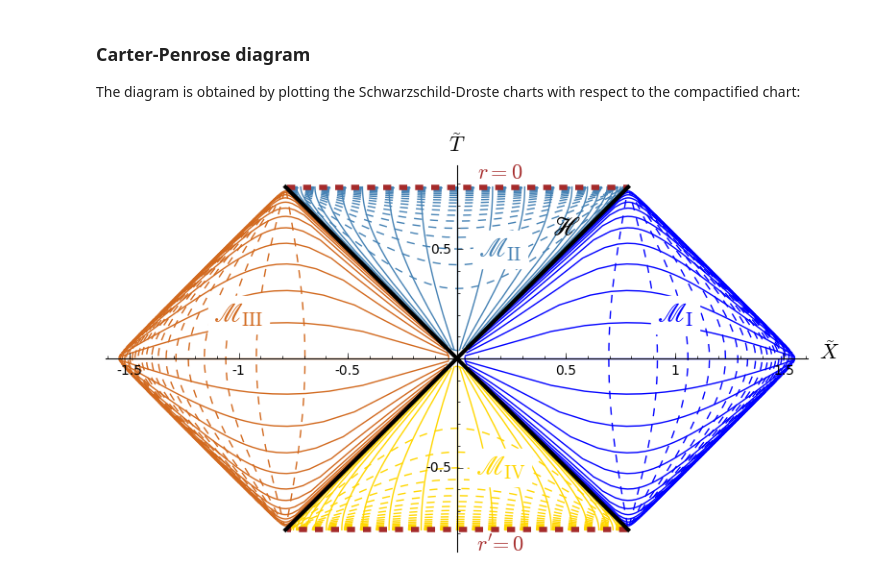
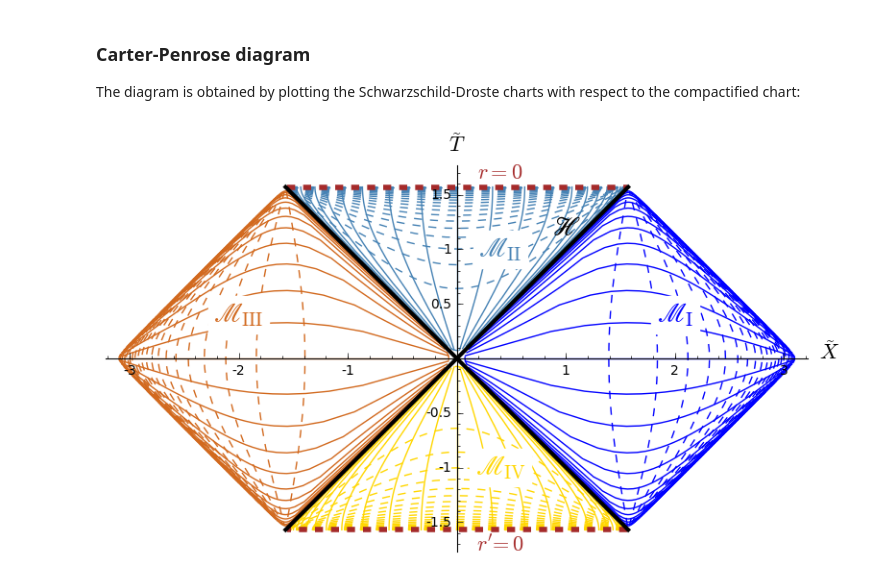
Before and after one commit to egourgoulhon/BHLectures, a Jupyter notebook: sage/Schwarz_Kruskal_Szekeres.ipynb, the cells around one changed output. Saved outputs shown, nothing was run; the diff lists cells and outputs as text; code cells hidden in the pictures.

```diff
--- a/sage/Schwarz_Kruskal_Szekeres.ipynb
+++ b/sage/Schwarz_Kruskal_Szekeres.ipynb
@@ -347,8 +347,8 @@ xi = d/dt
 
 The coordinates $(\tilde T, \tilde X, \theta, \varphi)$ associated with the conformal compactification of the Schwarzschild spacetime are
 # %%
-X_C.<T1,X1,th,ph> = M.chart(r'T1:(-pi/4,pi/4):\tilde{T} X1:(-pi/2,pi/2):\tilde{X} th:(0,pi):\theta ph:(0,2*pi):\varphi')
-X_C.add_restrictions([-pi/2+abs(X1)<T1, T1<pi/2-abs(X1)])
+X_C.<T1,X1,th,ph> = M.chart(r'T1:(-pi/2,pi/2):\tilde{T} X1:(-pi,pi):\tilde{X} th:(0,pi):\theta ph:(0,2*pi):\varphi')
+X_C.add_restrictions([-pi+abs(X1)<T1, T1<pi-abs(X1)])
 X_C
 # %% [output]
 Chart (M, (T1, X1, th, ph))
@@ -444,24 +444,24 @@ graph += X_SD_IV.plot(X_C, ranges={t:(-16,16), r:(0.001,1.999)}, fixed_coords={t
 # %%
 sing = X_SD_II.plot(X_C, fixed_coords={r:0, th:pi/2, ph:pi}, ambient_coords=(X1,T1),
                     max_range=20, color='brown', thickness=4, style='--',
-                    parameters={m:1}) + text(r'$r=0$', (0.2, 0.85), fontsize=16, color='brown')
+                    parameters={m:1}) + text(r'$r=0$', (0.4, 1.7), fontsize=16, color='brown')
 sing2 = X_SD_IV.plot(X_C, fixed_coords={r:0, th:pi/2, ph:pi}, ambient_coords=(X1,T1),
                     max_range=20, color='brown', thickness=4, style='--',
-                    parameters={m:1}) + text(r"$r'=0$", (0.2, -0.85), fontsize=16, color='brown')
-bifhor = line([(-pi/4,-pi/4), (pi/4,pi/4)], color='black', thickness=3) + \
-         line([(-pi/4,pi/4), (pi/4,-pi/4)], color='black', thickness=3) + \
-         text(r'$\mathscr{H}$', (0.5, 0.6), fontsize=20, color='black')
-region_labels = text(r'$\mathscr{M}_{\rm I}$', (1, 0.2), fontsize=20, color='blue',
+                    parameters={m:1}) + text(r"$r'=0$", (0.4, -1.7), fontsize=16, color='brown')
+bifhor = line([(-pi/2,-pi/2), (pi/2,pi/2)], color='black', thickness=3) + \
+         line([(-pi/2,pi/2), (pi/2,-pi/2)], color='black', thickness=3) + \
+         text(r'$\mathscr{H}$', (1, 1.2), fontsize=20, color='black')
+region_labels = text(r'$\mathscr{M}_{\rm I}$', (2, 0.4), fontsize=20, color='blue',
                      background_color='white') + \
-                text(r'$\mathscr{M}_{\rm II}$', (0.2, 0.5), fontsize=20, color='steelblue',
+                text(r'$\mathscr{M}_{\rm II}$', (0.4, 1), fontsize=20, color='steelblue',
                      background_color='white') + \
-                text(r'$\mathscr{M}_{\rm III}$', (-1, 0.2), fontsize=20, color='chocolate',
+                text(r'$\mathscr{M}_{\rm III}$', (-2, 0.4), fontsize=20, color='chocolate',
                      background_color='white') + \
-                text(r'$\mathscr{M}_{\rm IV}$', (0.2, -0.5), fontsize=20, color='gold',
+                text(r'$\mathscr{M}_{\rm IV}$', (0.4, -1), fontsize=20, color='gold',
                      background_color='white')
 graph += sing+sing2+bifhor+region_labels
 show(graph)
 # %% [output]
-[figure, old version]
+[figure, new version]
 # %%
 graph.save('sch_carter-penrose.pdf')
```
Also changed, not shown: parts of 7 cells of this notebook, 3 other files.
